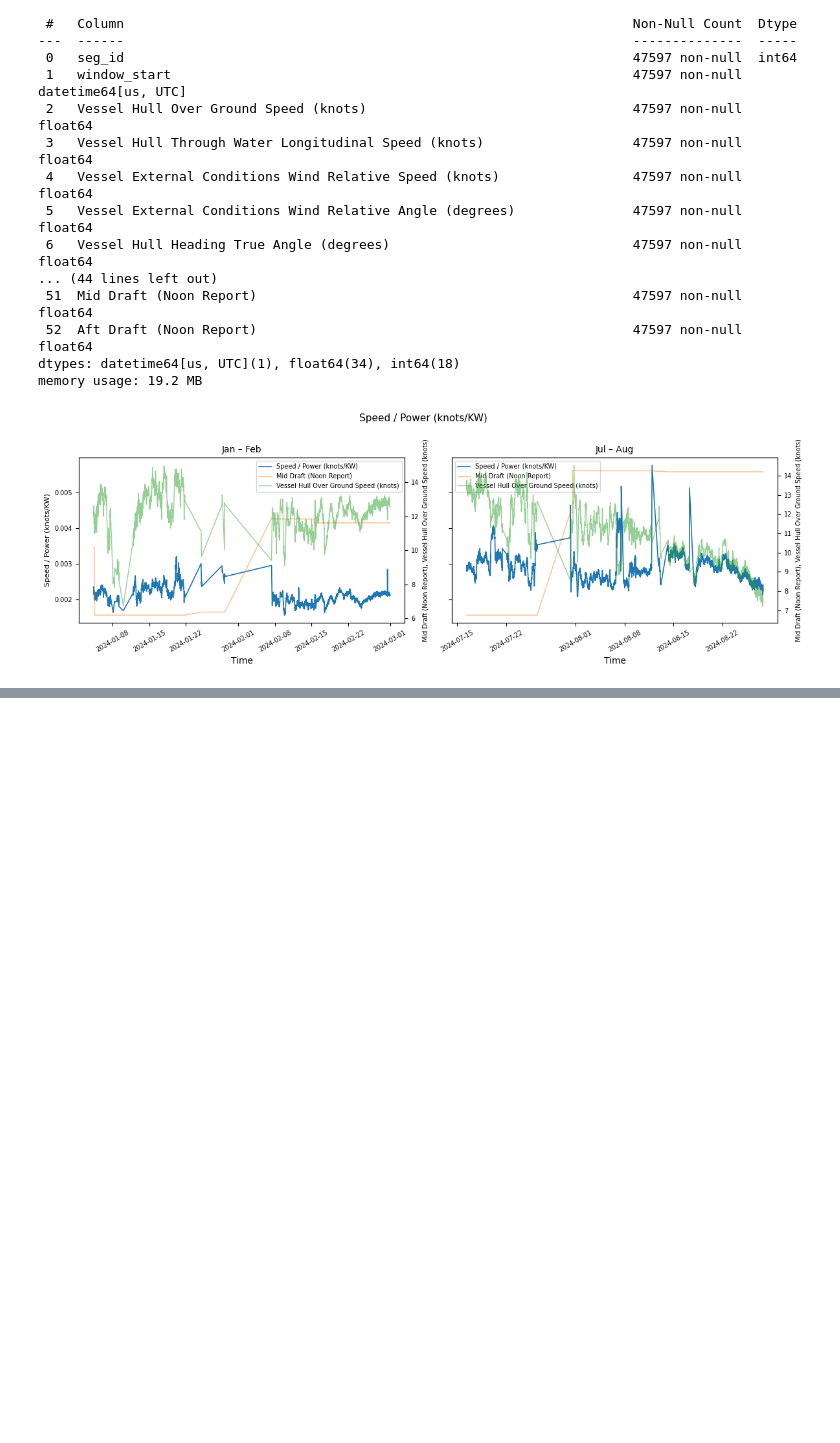
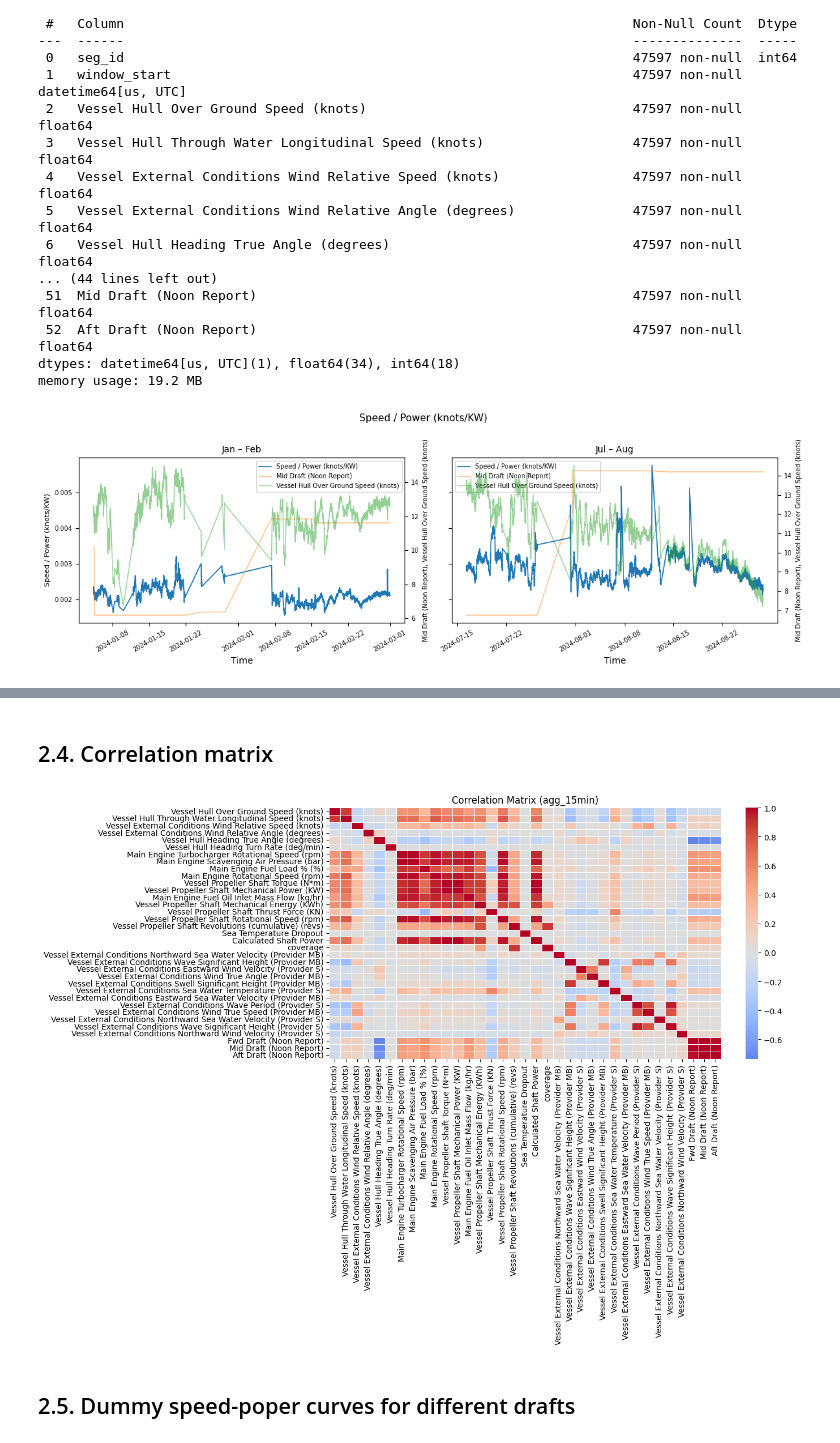
Before and after one commit to AugustBjerg/Master-s-thesis, a Jupyter notebook: code/data/cleaning-scripts/notebooks/post_agg_explore.ipynb, the cells around one changed output, grey strips where cells are left out. Cells and saved outputs as stored; diff of their text form; code cells hidden in the pictures; blank space fills up the shorter version.

```diff
--- a/code/data/cleaning-scripts/notebooks/post_agg_explore.ipynb
+++ b/code/data/cleaning-scripts/notebooks/post_agg_explore.ipynb
@@ -322,0 +315,17 @@ plot_jan_jul_comparison(agg_5min, variable='Speed / Power (knots/KW)', comp_vari
+# %% [markdown]
+## 2.4. Correlation matrix
+# %%
+columns_to_exclude = [col for col in agg_15min.columns if col.startswith(('window_start', 'seg_id', 'n_obs', 'Imputed'))]
+
+# Make a correlation matrix for the agg_15min dataframe
+corr = agg_15min.drop(columns=columns_to_exclude).select_dtypes(include=[np.number]).corr()
+
+plt.figure(figsize=(14, 10))
+sns.heatmap(corr, cmap="coolwarm", center=0, linewidths=0.5)
+plt.title("Correlation Matrix (agg_15min)")
+plt.tight_layout()
+plt.show()
+# %% [output]
+[figure, added]
+# %% [markdown]
+## 2.5. Dummy speed-poper curves for different drafts
```
Also changed, not shown: parts of 5 cells of this notebook.
